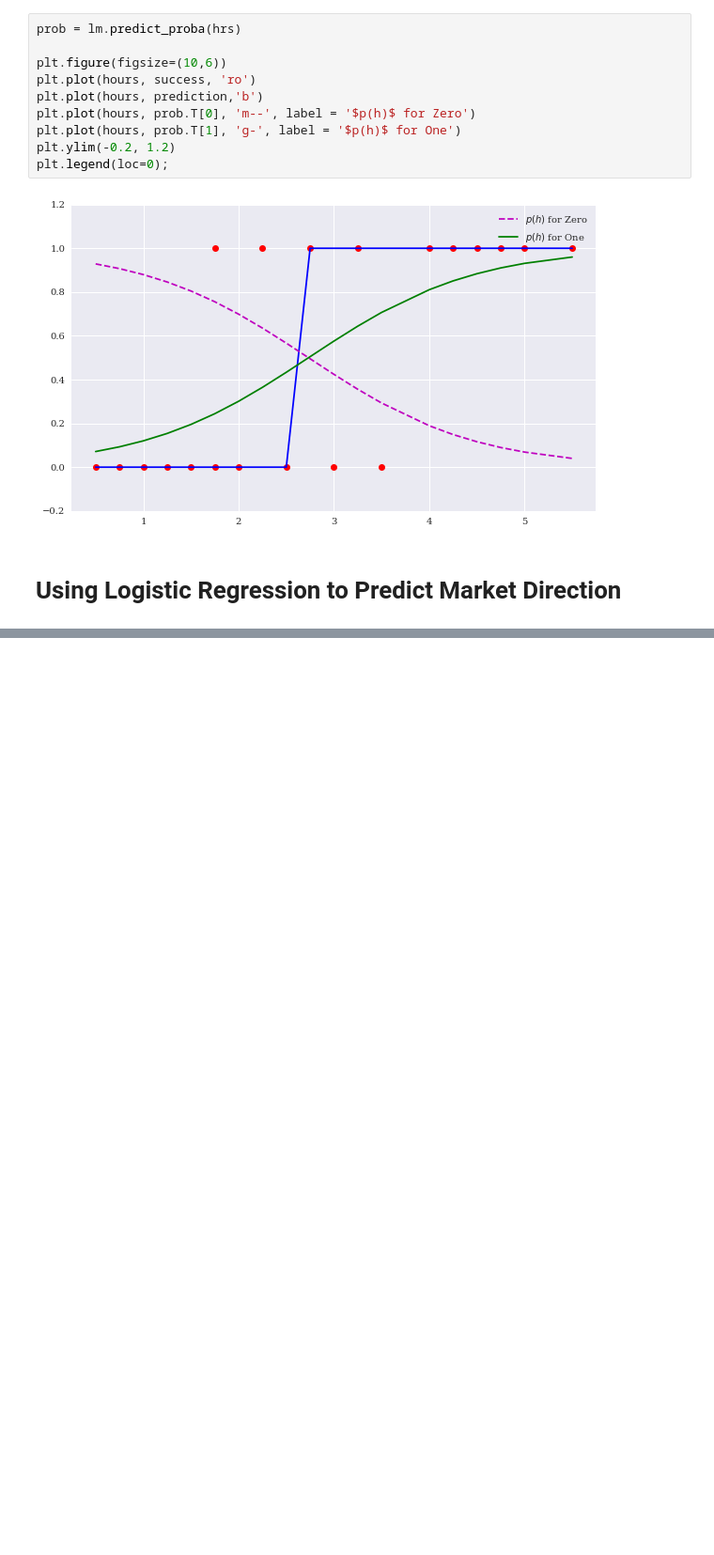
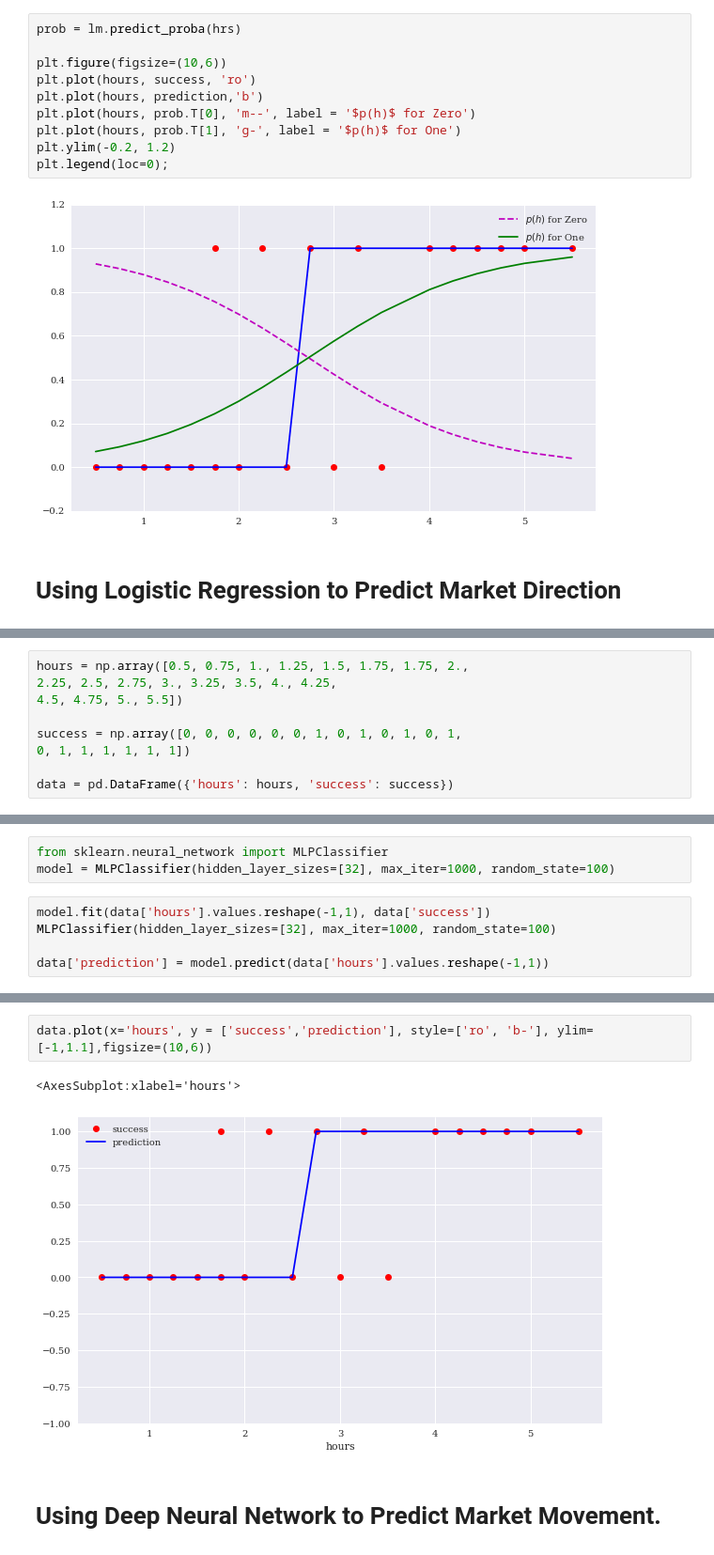
Before and after one commit to omsouravsharma/Python_for_algorithmic_trading-, a Jupyter notebook: Chapter-5.ipynb, the cells around one changed output, grey strips where cells are left out. Shown: that part at 94% size. Saved outputs shown, nothing was run; the diff lists cells and outputs as text; blank space fills up the shorter version.

```diff
--- a/Chapter-5.ipynb
+++ b/Chapter-5.ipynb
@@ -342,0 +439,9 @@ plt.legend(loc=0);
+# %%
+hours = np.array([0.5, 0.75, 1., 1.25, 1.5, 1.75, 1.75, 2.,
+2.25, 2.5, 2.75, 3., 3.25, 3.5, 4., 4.25,
+4.5, 4.75, 5., 5.5])
+
+success = np.array([0, 0, 0, 0, 0, 0, 1, 0, 1, 0, 1, 0, 1,
+0, 1, 1, 1, 1, 1, 1])
+
+data = pd.DataFrame({'hours': hours, 'success': success})
@@ -342,0 +460,8 @@ plt.legend(loc=0);
+# %%
+from sklearn.neural_network import MLPClassifier
+model = MLPClassifier(hidden_layer_sizes=[32], max_iter=1000, random_state=100)
+# %%
+model.fit(data['hours'].values.reshape(-1,1), data['success'])
+MLPClassifier(hidden_layer_sizes=[32], max_iter=1000, random_state=100)
+
+data['prediction'] = model.predict(data['hours'].values.reshape(-1,1))
@@ -342,0 +477,7 @@ plt.legend(loc=0);
+# %%
+data.plot(x='hours', y = ['success','prediction'], style=['ro', 'b-'], ylim=[-1,1.1],figsize=(10,6))
+# %% [output]
+<AxesSubplot:xlabel='hours'>
+[figure, added]
+# %% [markdown]
+# Using Deep Neural Network to Predict Market Movement.
```
Also changed, not shown: parts of 50 cells of this notebook.
